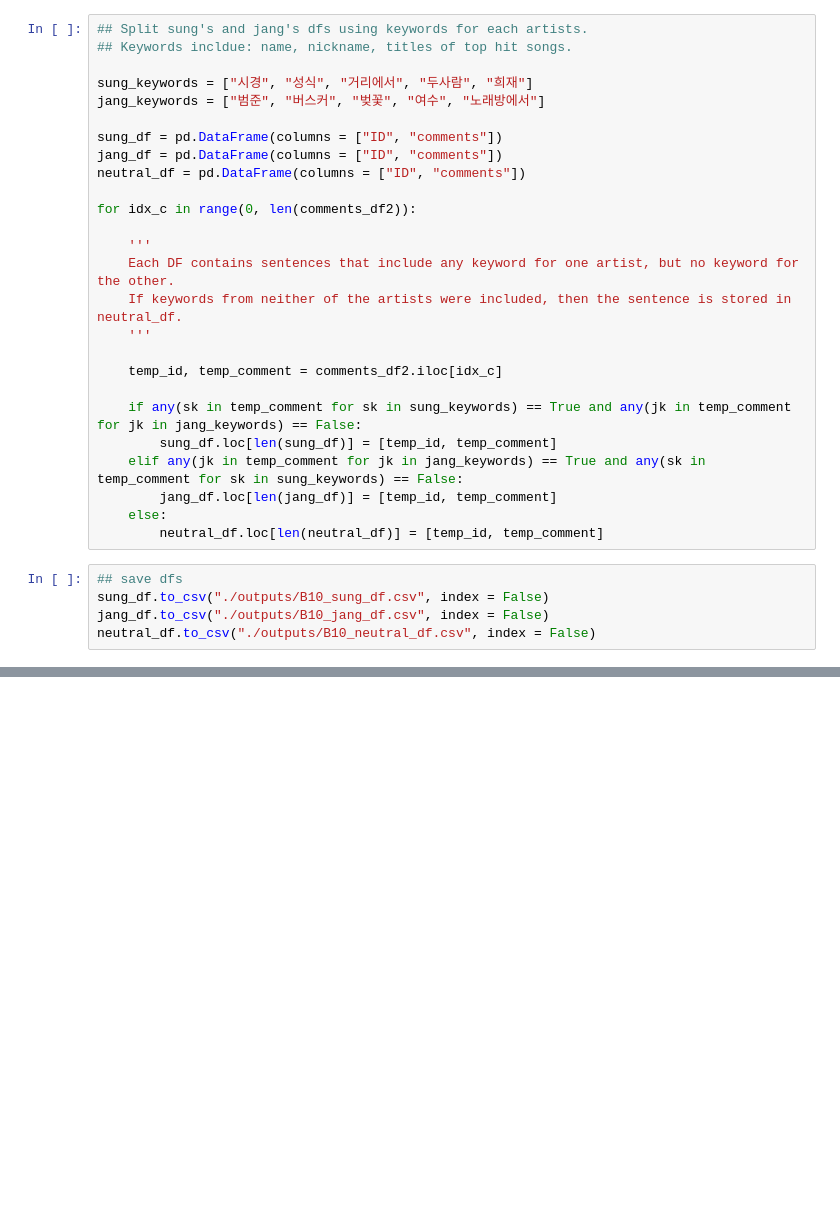
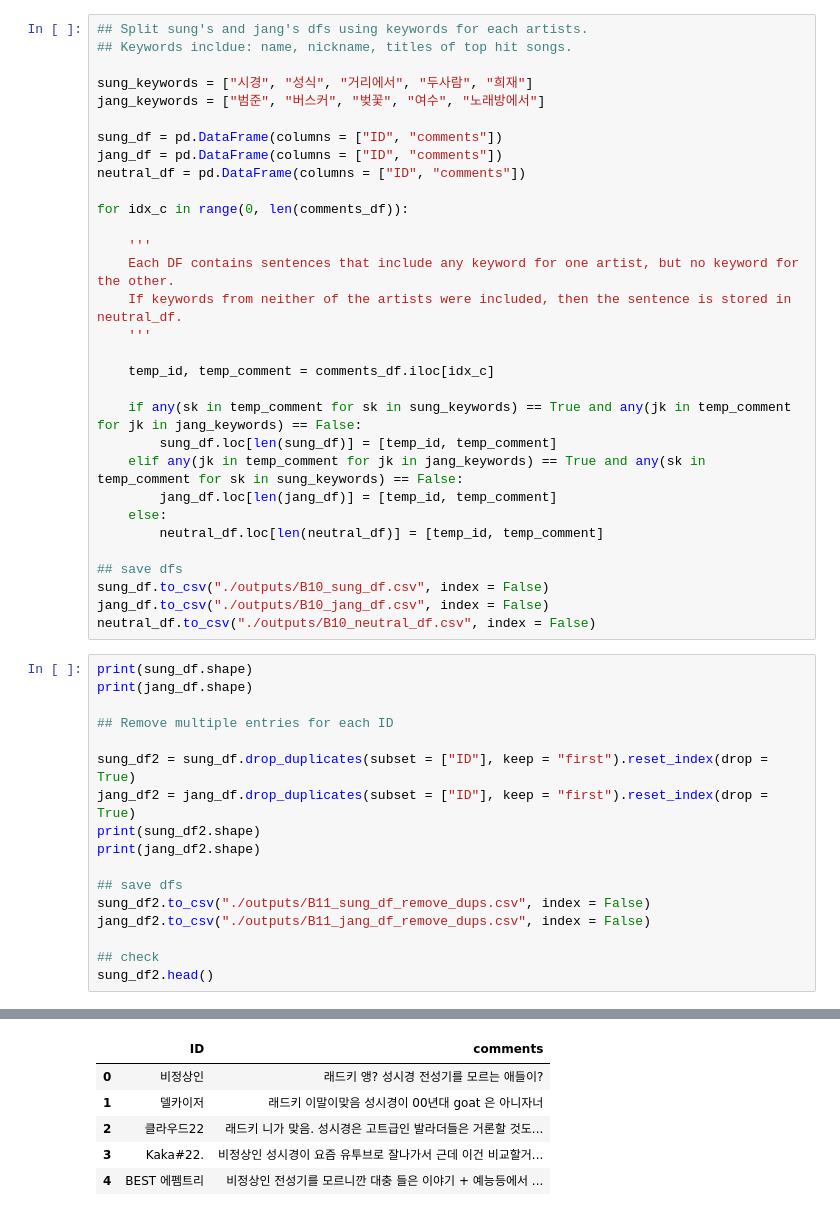
Before and after one commit to joosung-min/Sentiment-Analyses, a Jupyter notebook: Sung_Si-kyung-vs-Jang_Beom-june/B10_Sung_Si-kyung-vs-Jang_Beom-june.ipynb, the cells around one changed output, grey strips where cells are left out. Cells and saved outputs as stored; diff of their text form; blank space fills up the shorter version.

```diff
--- a/Sung_Si-kyung-vs-Jang_Beom-june/B10_Sung_Si-kyung-vs-Jang_Beom-june.ipynb
+++ b/Sung_Si-kyung-vs-Jang_Beom-june/B10_Sung_Si-kyung-vs-Jang_Beom-june.ipynb
@@ -41,14 +40,14 @@ sung_df = pd.DataFrame(columns = ["ID", "comments"])
 jang_df = pd.DataFrame(columns = ["ID", "comments"])
 neutral_df = pd.DataFrame(columns = ["ID", "comments"])
 
-for idx_c in range(0, len(comments_df2)):
+for idx_c in range(0, len(comments_df)):
 
     '''
     Each DF contains sentences that include any keyword for one artist, but no keyword for the other.
     If keywords from neither of the artists were included, then the sentence is stored in neutral_df.
     '''
 
-    temp_id, temp_comment = comments_df2.iloc[idx_c]
+    temp_id, temp_comment = comments_df.iloc[idx_c]
 
     if any(sk in temp_comment for sk in sung_keywords) == True and any(jk in temp_comment for jk in jang_keywords) == False:
         sung_df.loc[len(sung_df)] = [temp_id, temp_comment]
@@ -56,8 +55,26 @@ for idx_c in range(0, len(comments_df2)):
         jang_df.loc[len(jang_df)] = [temp_id, temp_comment]
     else:
         neutral_df.loc[len(neutral_df)] = [temp_id, temp_comment]
+
+## save dfs
+sung_df.to_csv("./outputs/B10_sung_df.csv", index = False)
+jang_df.to_csv("./outputs/B10_jang_df.csv", index = False)
+neutral_df.to_csv("./outputs/B10_neutral_df.csv", index = False)
-# %%
-## save dfs
-sung_df.to_csv("./outputs/B10_sung_df.csv", index = False)
-jang_df.to_csv("./outputs/B10_jang_df.csv", index = False)
-neutral_df.to_csv("./outputs/B10_neutral_df.csv", index = False)
+# %%
+print(sung_df.shape)
+print(jang_df.shape)
+
+## Remove multiple entries for each ID
+
+sung_df2 = sung_df.drop_duplicates(subset = ["ID"], keep = "first").reset_index(drop = True)
+jang_df2 = jang_df.drop_duplicates(subset = ["ID"], keep = "first").reset_index(drop = True)
+print(sung_df2.shape)
+print(jang_df2.shape)
+
+## save dfs
+sung_df2.to_csv("./outputs/B11_sung_df_remove_dups.csv", index = False)
+jang_df2.to_csv("./outputs/B11_jang_df_remove_dups.csv", index = False)
+
+## check
+sung_df2.head()
+# %% [output]
@@ -64,3 +85,9 @@ neutral_df.to_csv("./outputs/B10_neutral_df.csv", index = False)
+|  | ID | comments |
+| 0 | 비정상인 | 래드키 앵? 성시경 전성기를 모르는 애들이? |
+| 1 | 델카이저 | 래드키 이말이맞음 성시경이 00년대 goat 은 아니자너 |
+| 2 | 클라우드22 | 래드키 니가 맞음. 성시경은 고트급인 발라더들은 거론할 것도... |
+| 3 | Kaka#22. | 비정상인 성시경이 요즘 유투브로 잘나가서 근데 이건 비교할거... |
+| 4 | BEST 에펨트리 | 비정상인 전성기를 모르니깐 대충 들은 이야기 + 예능등에서 ... |
 # %%
 ## Perform sentiment analysis using CLOVA Sentiment API
 
```
Also changed, not shown: parts of 19 cells of this notebook, 21 other files.
